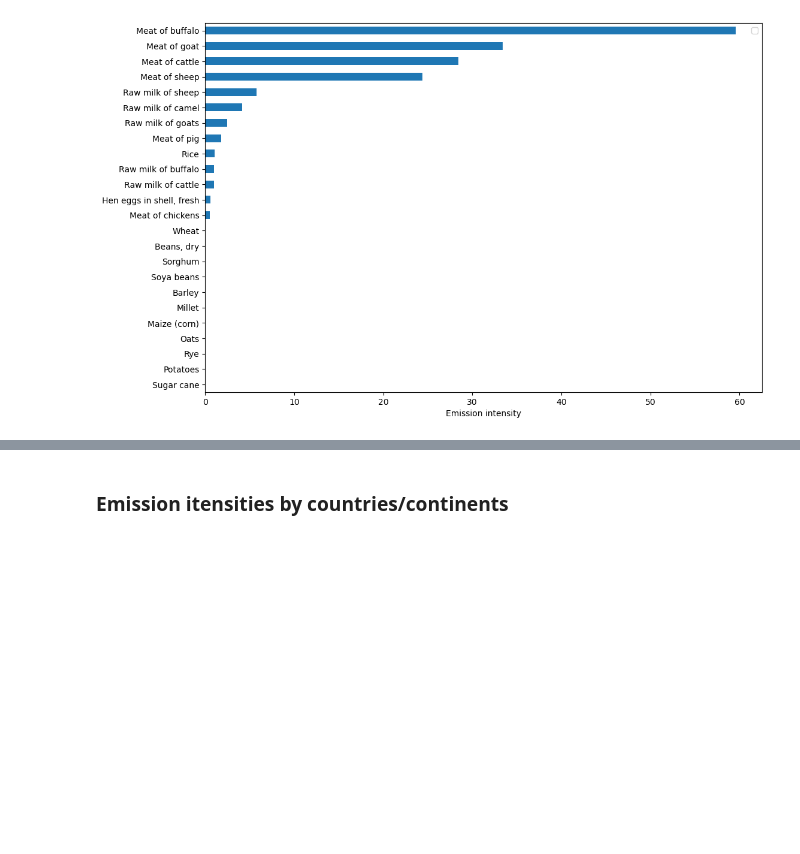
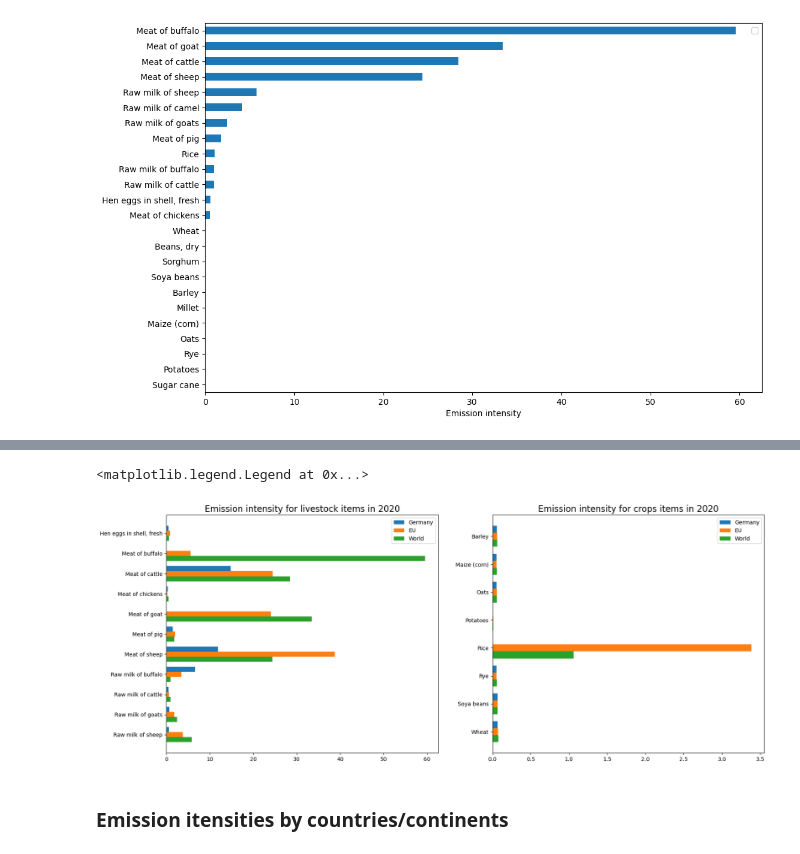
Before and after one commit to kostinam/neuefische-capstone, a Jupyter notebook: cl-eda.ipynb, the cells around one changed output, grey strips where cells are left out. Cells and saved outputs as stored; diff of their text form; code cells hidden in the pictures; blank space fills up the shorter version.

```diff
--- a/cl-eda.ipynb
+++ b/cl-eda.ipynb
@@ -680,3 +690,64 @@ Text(0.5, 0, 'Emission intensity')
+# %%
+prod_emis_intensities_names_grouped_4 = prod_emis_intensities_names[(prod_emis_intensities_names.country == 'Germany') & (prod_emis_intensities_names.item_category == 'Livestock primary')]
+prod_emis_intensities_names_grouped_4 = prod_emis_intensities_names_grouped_4[['item', 'emissions_intensity_combined_in_kg_co2eq_per_kg']].groupby(['item'], as_index=False).agg('mean').sort_values(by='item', ascending=False)
+
+prod_emis_intensities_names_grouped_5 = prod_emis_intensities_names[(prod_emis_intensities_names.special_area == 'European Union (27)') & (prod_emis_intensities_names.item_category == 'Livestock primary')]
+prod_emis_intensities_names_grouped_5 = prod_emis_intensities_names_grouped_5[['item', 'emissions_intensity_combined_in_kg_co2eq_per_kg']].groupby(['item'], as_index=False).agg('mean').sort_values(by='item', ascending=False)
+
+prod_emis_intensities_names_grouped_6 = prod_emis_intensities_names[(prod_emis_intensities_names.country == 'World') & (prod_emis_intensities_names.item_category == 'Livestock primary')]
+prod_emis_intensities_names_grouped_6 = prod_emis_intensities_names_grouped_6[['item', 'emissions_intensity_combined_in_kg_co2eq_per_kg']].groupby(['item'], as_index=False).agg('mean').sort_values(by='item', ascending=False)
+
+prod_emis_intensities_names_grouped_7 = prod_emis_intensities_names[(prod_emis_intensities_names.country == 'Germany') & (prod_emis_intensities_names.item_category == 'Crops, primary')]
+prod_emis_intensities_names_grouped_7 = prod_emis_intensities_names_grouped_7[['item', 'emissions_intensity_combined_in_kg_co2eq_per_kg']].groupby(['item'], as_index=False).agg('mean').sort_values(by='item', ascending=False)
+
+prod_emis_intensities_names_grouped_8 = prod_emis_intensities_names[(prod_emis_intensities_names.special_area == 'European Union (27)') & (prod_emis_intensities_names.item_category == 'Crops, primary')]
+prod_emis_intensities_names_grouped_8 = prod_emis_intensities_names_grouped_8[['item', 'emissions_intensity_combined_in_kg_co2eq_per_kg']].groupby(['item'], as_index=False).agg('mean').sort_values(by='item', ascending=False)
+
+prod_emis_intensities_names_grouped_9 = prod_emis_intensities_names[(prod_emis_intensities_names.country == 'World') & (prod_emis_intensities_names.item_category == 'Crops, primary')]
+prod_emis_intensities_names_grouped_9 = prod_emis_intensities_names_grouped_9[['item', 'emissions_intensity_combined_in_kg_co2eq_per_kg']].groupby(['item'], as_index=False).agg('mean').sort_values(by='item', ascending=False)
+
+
+
+items_livestock = prod_emis_intensities_names_grouped_4.item.unique().tolist()
+items_crops = prod_emis_intensities_names_grouped_7.item.unique().tolist()
+
+prod_emis_intensities_names_grouped_5 = prod_emis_intensities_names_grouped_5[prod_emis_intensities_names_grouped_5.item.isin(items_livestock)]
+prod_emis_intensities_names_grouped_6 = prod_emis_intensities_names_grouped_6[prod_emis_intensities_names_grouped_6.item.isin(items_livestock)]
+prod_emis_intensities_names_grouped_8 = prod_emis_intensities_names_grouped_8[prod_emis_intensities_names_grouped_8.item.isin(items_crops)]
+prod_emis_intensities_names_grouped_9 = prod_emis_intensities_names_grouped_9[prod_emis_intensities_names_grouped_9.item.isin(items_crops)]
+
+
+fig, ax = plt.subplots(1, 2, figsize=(20, 8))
+index_1 = np.arange(len(items_livestock))
+index_2 = np.arange(len(items_crops))
+bar_width = 0.25
+
+rects1 = ax[0].barh(index_1 + 2 * bar_width, prod_emis_intensities_names_grouped_4.emissions_intensity_combined_in_kg_co2eq_per_kg, bar_width,label='Germany')
+
+rects2 = ax[0].barh(index_1 + bar_width, prod_emis_intensities_names_grouped_5.emissions_intensity_combined_in_kg_co2eq_per_kg, bar_width,label='EU')
+
+rects3 = ax[0].barh(index_1, prod_emis_intensities_names_grouped_6.emissions_intensity_combined_in_kg_co2eq_per_kg, bar_width,label='World')
+
+#ax[0].set_ylabel('Food items')
+#ax[0].set_xlabel('Emission intensity')
+ax[0].set_title('Emission intensity for livestock items in 2020', fontsize=16)
+ax[0].set_yticks(index_1 + bar_width, items_livestock)
+ax[0].legend()
+
+rects1 = ax[1].barh(index_2 + 2 * bar_width, prod_emis_intensities_names_grouped_7.emissions_intensity_combined_in_kg_co2eq_per_kg, bar_width,label='Germany')
+
+rects2 = ax[1].barh(index_2 + bar_width, prod_emis_intensities_names_grouped_8.emissions_intensity_combined_in_kg_co2eq_per_kg, bar_width,label='EU')
+
+rects2 = ax[1].barh(index_2, prod_emis_intensities_names_grouped_9.emissions_intensity_combined_in_kg_co2eq_per_kg, bar_width,label='World')
+
+#ax[1].set_ylabel('Food items')
+#ax[1].set_xlabel('Emission intensity')
+ax[1].set_title('Emission intensity for crops items in 2020', fontsize=16)
+ax[1].set_yticks(index_2 + bar_width, items_crops)
+ax[1].legend()
+# %% [output]
+<matplotlib.legend.Legend at 0x...>
+[figure, added]
 # %% [markdown]
 ### Emission itensities by countries/continents
 # %%
```
Also changed, not shown: parts of 9 cells of this notebook.
